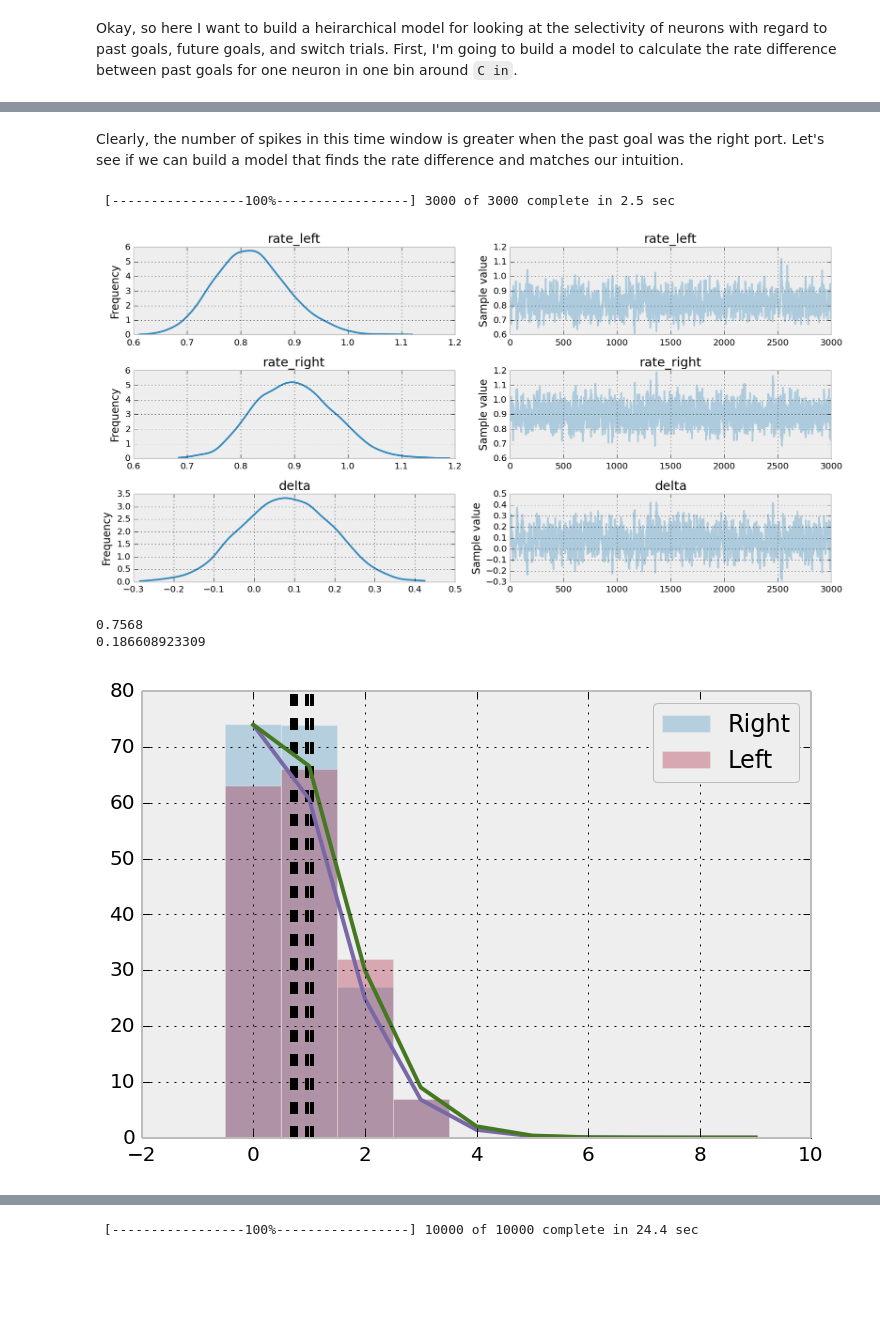
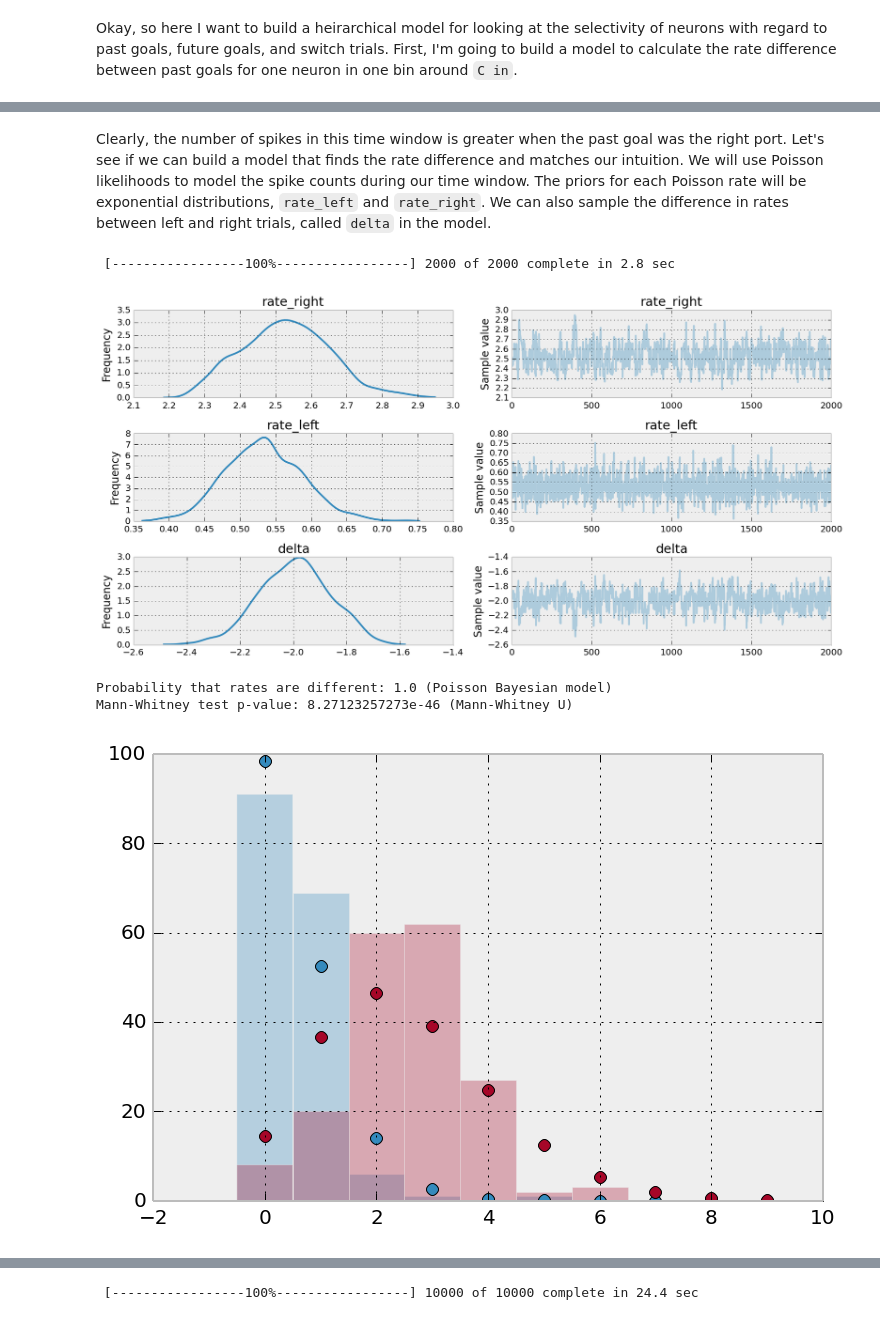
Before and after one commit to mcleonard/wm_paper, a Jupyter notebook: Goal selectivity.ipynb, the cells around one changed output, grey strips where cells are left out. Drawn from its saved outputs; the diff is of its cells as text; code cells hidden in the pictures; blank space fills up the shorter version.

```diff
--- a/Goal selectivity.ipynb
+++ b/Goal selectivity.ipynb
@@ -31,7 +32,8 @@ lkr.lock('C in')
 # %% [markdown]
 Okay, so here I want to build a heirarchical model for looking at the selectivity of neurons with regard to past goals, future goals, and switch trials. First, I'm going to build a model to calculate the rate difference between past goals for one neuron in one bin around `C in`.
 # %%
-data = lkr[units[11].id].groupby(['PG outcome', 'FG outcome']).get_group((my.HIT, my.HIT))
+lkr.lock('C in')
+data = lkr[53].groupby(['PG outcome', 'FG outcome']).get_group((my.HIT, my.HIT))
 results = {}
 for goal, goal_data in data.groupby('PG port'):
     goal_rates = my.analyze.time_histogram(goal_data, limit=(-0.05, 0.05)).values
@@ -45,11 +47,10 @@ leg = plt.legend()
 # %% [markdown]
-Clearly, the number of spikes in this time window is greater when the past goal was the right port. Let's see if we can build a model that finds the rate difference and matches our intuition.
+Clearly, the number of spikes in this time window is greater when the past goal was the right port. Let's see if we can build a model that finds the rate difference and matches our intuition. We will use Poisson likelihoods to model the spike counts during our time window. The priors for each Poisson rate will be exponential distributions, `rate_left` and `rate_right`. We can also sample the difference in rates between left and right trials, called `delta` in the model.
 # %%
 with pm.Model() as model:
     # Define priors
-
-    rate_right = pm.Exponential('rate_left', 1)
-    rate_left = pm.Exponential('rate_right', 1)
+    rate_right = pm.Exponential('rate_right', 1)
+    rate_left = pm.Exponential('rate_left', 1)
 
     delta = pm.Deterministic('delta', rate_left - rate_right)
 
@@ -59,34 +60,32 @@ with pm.Model() as model:
 
     # Do the inference
     start = pm.find_MAP()
-    step = pm.Slice()
-    trace = pm.sample(3000, step, start=start)
+    step = pm.NUTS()
+    trace = pm.sample(2000, step, start=start)
 # %% [output]
- [-----------------100%-----------------] 3000 of 3000 complete in 2.5 sec
+ [-----------------100%-----------------] 2000 of 2000 complete in 2.8 sec
 # %%
 fig = pm.traceplot(trace)
 # %% [output]
-[figure, old version]
+[figure, new version]
 # %%
-plt.hist(results[my.RIGHT], alpha=0.3, range=(0,10), bins=10, label='Right', align='left')
-plt.hist(results[my.LEFT], alpha=0.3, range=(0,10), bins=10, label='Left', align='left')
-for each in (2.5, 97.5):
-    plt.plot([np.percentile(trace['rate_right'], each)]*2,plt.ylim(), '--k')
-    plt.plot([np.percentile(trace['rate_left'], each)]*2,plt.ylim(), '--k')
-leg = plt.legend()
-poisson = sp.stats.poisson(trace['rate_left'].mean())
-plt.plot(poisson.pmf(np.arange(10))*n_left)
-poisson = sp.stats.poisson(trace['rate_right'].mean())
-plt.plot(poisson.pmf(np.arange(10))*n_right)
-p_selective = max((trace['delta'][500:]>=0).mean(),
-                  (trace['delta'][500:]<=0).mean())
-print(p_selective)
+side_map = {my.LEFT:"left", my.RIGHT:"right"}
+color_map = {my.LEFT:"#348ABD", my.RIGHT:"#A60628"}
+for each in results:
+    plt.hist(results[each], alpha=0.3, range=(0,10), bins=10,
+             label=side_map[each], align='left', color=color_map[each])
+    poisson = sp.stats.poisson(trace['rate_{}'.format(side_map[each])].mean())
+    plt.plot(poisson.pmf(np.arange(10))*len(results[each]), 'o', color=color_map[each])
+
+p_selective = max((trace['delta']>=0).mean(),
+                  (trace['delta']<=0).mean())
+print("Probability that rates are different: {} (Poisson Bayesian model)".format(p_selective))
 U, p_mw = sp.stats.mannwhitneyu(results[my.RIGHT], results[my.LEFT])
-print(p_mw)
+print("Mann-Whitney test p-value: {} (Mann-Whitney U)".format(p_mw))
 # %% [output]
-0.7568
-0.186608923309
+Probability that rates are different: 1.0 (Poisson Bayesian model)
+Mann-Whitney test p-value: 8.27123257273e-46 (Mann-Whitney U)
-[figure, old version]
+[figure, new version]
 # %%
 p_results = defaultdict(list)
 
```
Also changed, not shown: parts of 21 cells of this notebook.
